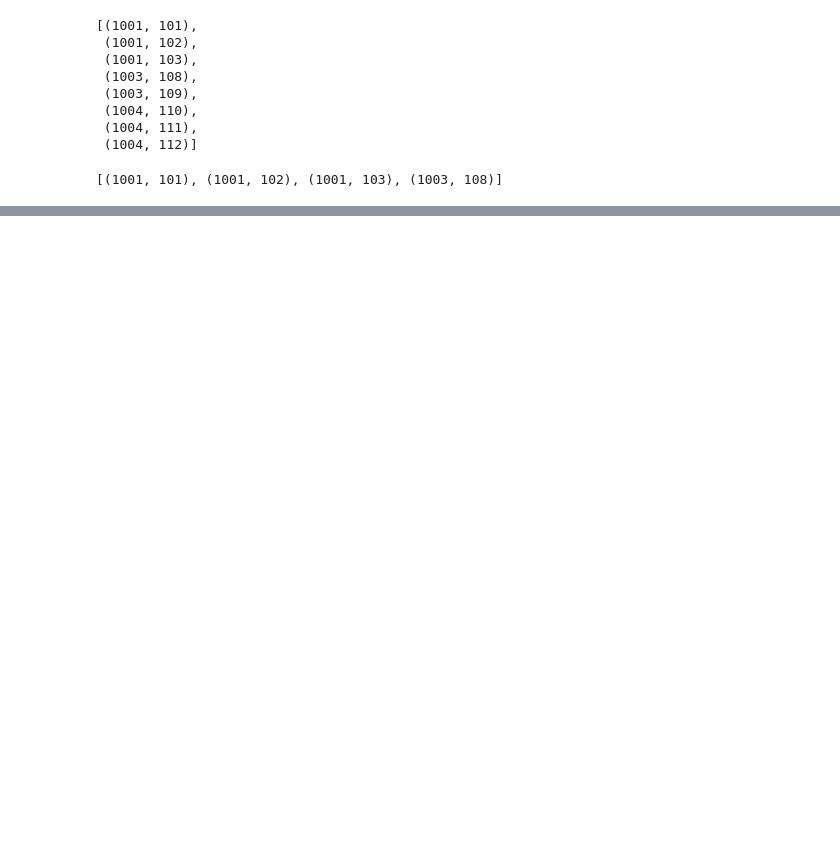
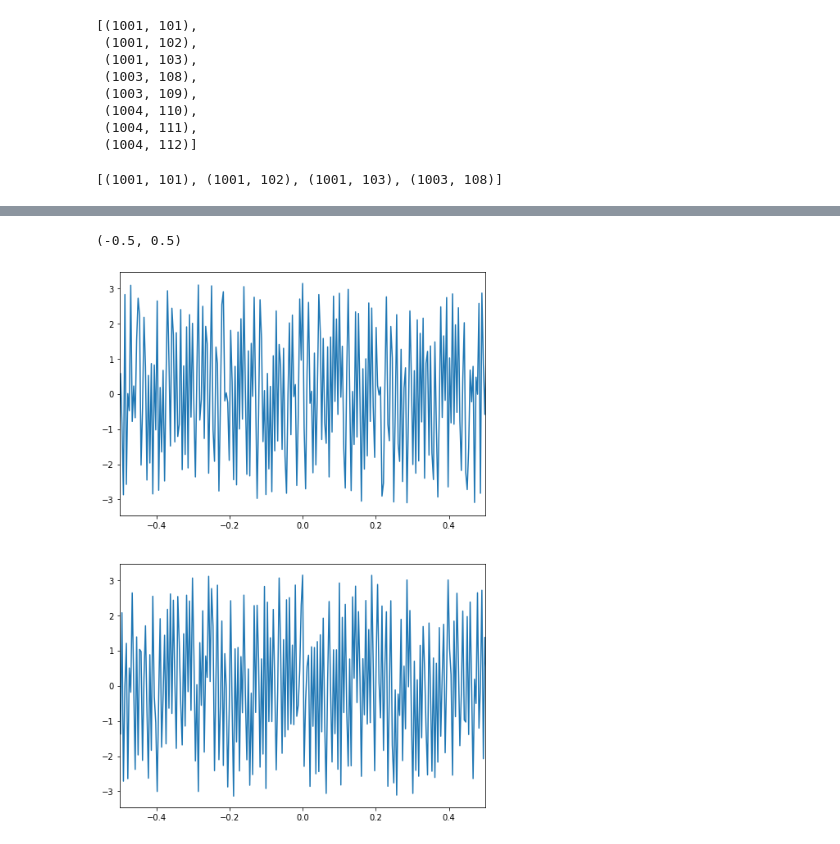
Before and after one commit to kishkash555/biu, a Jupyter notebook: Dissertation3/spectrums and correlations.ipynb, the cells around one changed output, grey strips where cells are left out. Drawn from its saved outputs; the diff is of its cells as text; code cells hidden in the pictures; blank space fills up the shorter version.

```diff
--- a/Dissertation3/spectrums and correlations.ipynb
+++ b/Dissertation3/spectrums and correlations.ipynb
@@ -38,3 +71,9 @@ bl_signals = dict(zip(grk1, list(con.get_signal_by_series_type_and_interp_type(g
 i_signals = dict(zip(grk1, list(con.get_signal_by_series_type_and_interp_type(grk1,2,4))))
 
 #i_signals[k] = list(con.get_signal_by_series_type_and_interp_type(k,2,4))
+# %%
+signals_by_part= {}
+for k, v in i_signals.items():
+    parts = np.unique(v[:,0])
+    for par in parts:
+        signals_by_part[int(par)]=v[v[:,0]==par,2]
@@ -40,0 +134,15 @@ i_signals = dict(zip(grk1, list(con.get_signal_by_series_type_and_interp_type(gr
+# %%
+s1= anaz.psd(signals_by_part[173],0.25)
+s2= anaz.psd(signals_by_part[174],0.25)
+
+plt.figure(figsize=(8,12))
+plt.subplot(2,1,1)
+plt.plot(s1.freq,s1.phase)
+plt.xlim(-0.5, 0.5)
+
+plt.subplot(2,1,2)
+plt.plot(s2.freq,s2.phase)
+plt.xlim(-0.5, 0.5)
+# %% [output]
+(-0.5, 0.5)
+[figure, added]
```
Also changed, not shown: parts of 17 cells of this notebook, 1 other file.
